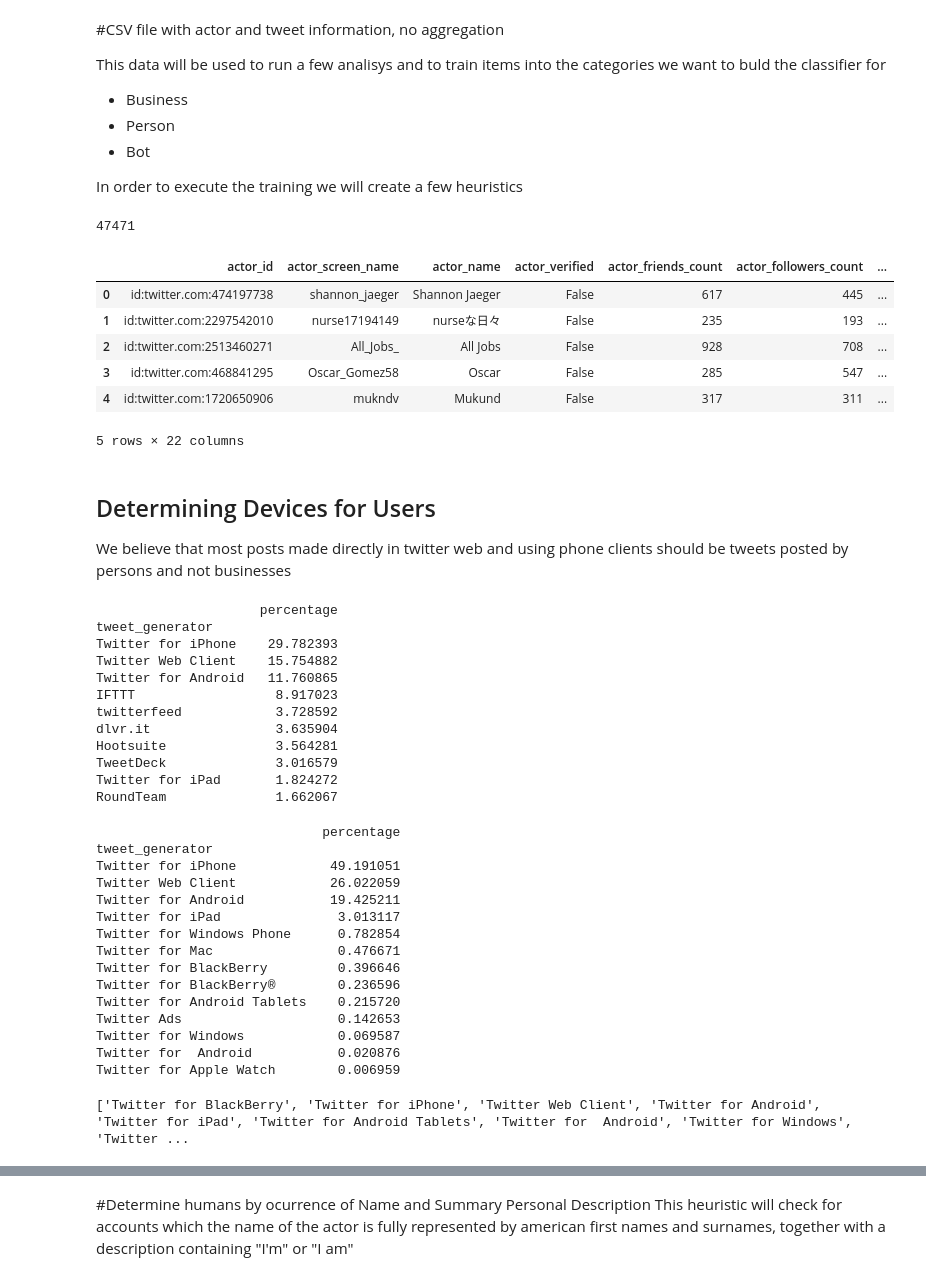
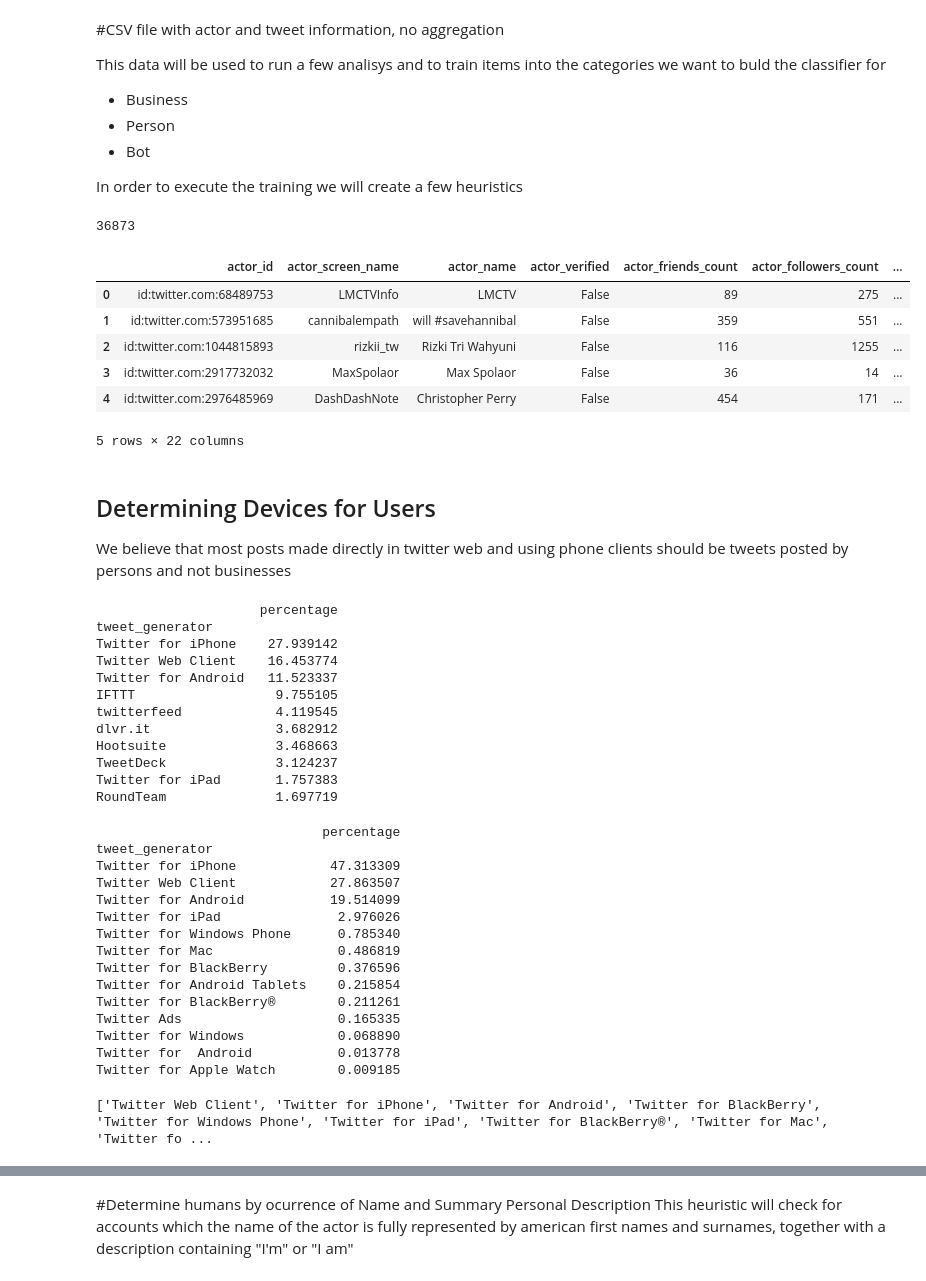
Before and after one commit to encorealerts/ipython-experiments, a Jupyter notebook: user_classification/Heuristic Classification of Person.ipynb, the cells around one changed output, grey strips where cells are left out. Drawn from its saved outputs; the diff is of its cells as text; code cells hidden in the pictures.

```diff
--- a/user_classification/Heuristic Classification of Person.ipynb
+++ b/user_classification/Heuristic Classification of Person.ipynb
@@ -139,18 +139,18 @@ This data will be used to run a few analisys and to train items into the categor
 
 In order to execute the training we will create a few heuristics
 # %%
-df_tweets = pd.read_csv('data/csv/untrained_tweets.csv')
+df_tweets = pd.read_csv('data/csv/extract_untrained_tweets.csv')
 df_tweets = df_tweets.dropna(subset=['actor_summary', 'tweet_generator'])
 print(len(df_tweets))
 df_tweets.head()
 # %% [output]
-47471
+36873
 |  | actor_id | actor_screen_name | actor_name | actor_verified | actor_friends_count | actor_followers_count | ... |
-| 0 | id:twitter.com:474197738 | shannon_jaeger | Shannon Jaeger | False | 617 | 445 | ... |
-| 1 | id:twitter.com:2297542010 | nurse17194149 | nurseな日々 | False | 235 | 193 | ... |
-| 2 | id:twitter.com:2513460271 | All_Jobs_ | All Jobs | False | 928 | 708 | ... |
-| 3 | id:twitter.com:468841295 | Oscar_Gomez58 | Oscar | False | 285 | 547 | ... |
-| 4 | id:twitter.com:1720650906 | mukndv | Mukund | False | 317 | 311 | ... |
+| 0 | id:twitter.com:68489753 | LMCTVInfo | LMCTV | False | 89 | 275 | ... |
+| 1 | id:twitter.com:573951685 | cannibalempath | will #savehannibal | False | 359 | 551 | ... |
+| 2 | id:twitter.com:1044815893 | rizkii_tw | Rizki Tri Wahyuni | False | 116 | 1255 | ... |
+| 3 | id:twitter.com:2917732032 | MaxSpolaor | Max Spolaor | False | 36 | 14 | ... |
+| 4 | id:twitter.com:2976485969 | DashDashNote | Christopher Perry | False | 454 | 171 | ... |
 5 rows × 22 columns
 # %% [markdown]
 ## Determining Devices for Users
@@ -161,4 +159,5 @@ device = df_tweets[['tweet_generator', 'tweet_id']]
 # %%
+device = df_tweets[['tweet_generator', 'tweet_id']]
 posts_by_device = device.groupby('tweet_generator').count()
 posts_by_device['percentage'] = (posts_by_device.tweet_id / posts_by_device.tweet_id.sum()) * 100
 posts_by_device = posts_by_device[['percentage']].sort('percentage', ascending=False)
@@ -167,16 +166,16 @@ print(posts_by_device.head(10))
 # %% [output]
                      percentage
 tweet_generator
-Twitter for iPhone    29.782393
-Twitter Web Client    15.754882
-Twitter for Android   11.760865
-IFTTT                  8.917023
-twitterfeed            3.728592
-dlvr.it                3.635904
-Hootsuite              3.564281
-TweetDeck              3.016579
-Twitter for iPad       1.824272
-RoundTeam              1.662067
+Twitter for iPhone    27.939142
+Twitter Web Client    16.453774
+Twitter for Android   11.523337
+IFTTT                  9.755105
+twitterfeed            4.119545
+dlvr.it                3.682912
+Hootsuite              3.468663
+TweetDeck              3.124237
+Twitter for iPad       1.757383
+RoundTeam              1.697719
 # %%
 client_devices = device[device.tweet_generator.str.startswith('Twitter ')].groupby('tweet_generator').count()
 client_devices['percentage'] = (client_devices.tweet_id / client_devices.tweet_id.sum()) * 100
@@ -186,26 +185,26 @@ print(client_devices)
 # %% [output]
                              percentage
 tweet_generator
-Twitter for iPhone            49.191051
-Twitter Web Client            26.022059
-Twitter for Android           19.425211
-Twitter for iPad               3.013117
-Twitter for Windows Phone      0.782854
-Twitter for Mac                0.476671
-Twitter for BlackBerry         0.396646
-Twitter for BlackBerry®        0.236596
-Twitter for Android Tablets    0.215720
-Twitter Ads                    0.142653
-Twitter for Windows            0.069587
-Twitter for  Android           0.020876
-Twitter for Apple Watch        0.006959
+Twitter for iPhone            47.313309
+Twitter Web Client            27.863507
+Twitter for Android           19.514099
+Twitter for iPad               2.976026
+Twitter for Windows Phone      0.785340
+Twitter for Mac                0.486819
+Twitter for BlackBerry         0.376596
+Twitter for Android Tablets    0.215854
+Twitter for BlackBerry®        0.211261
+Twitter Ads                    0.165335
+Twitter for Windows            0.068890
+Twitter for  Android           0.013778
+Twitter for Apple Watch        0.009185
 # %%
 all_filtered_devices = device[device.tweet_generator.str.startswith('Twitter ')].tweet_generator.unique()
 non_client_devices = ['Twitter Ads']
 client_devices = [item for item in all_filtered_devices if item not in non_client_devices]
 print(client_devices)
 # %% [output]
-['Twitter for BlackBerry', 'Twitter for iPhone', 'Twitter Web Client', 'Twitter for Android', 'Twitter for iPad', 'Twitter for Android Tablets', 'Twitter for  Android', 'Twitter for Windows', 'Twitter ...
+['Twitter Web Client', 'Twitter for iPhone', 'Twitter for Android', 'Twitter for BlackBerry', 'Twitter for Windows Phone', 'Twitter for iPad', 'Twitter for BlackBerry®', 'Twitter for Mac', 'Twitter fo ...
 # %%
 df_tweets['score'] = df_tweets.tweet_generator.map(lambda v: 0.33 if v in client_devices else 0)
 filtered_by_devices_tweets = df_tweets[df_tweets.tweet_generator.isin(client_devices)]
```
Also changed, not shown: parts of 7 cells of this notebook, 27 other files.
